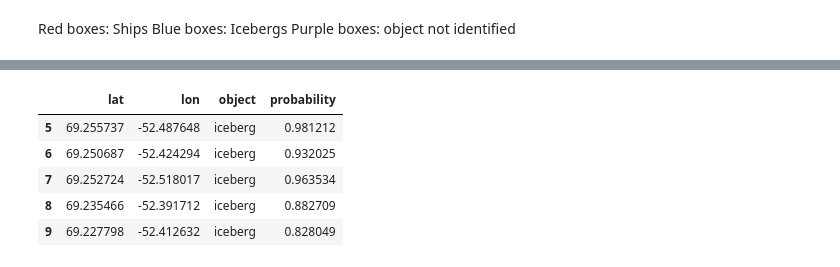
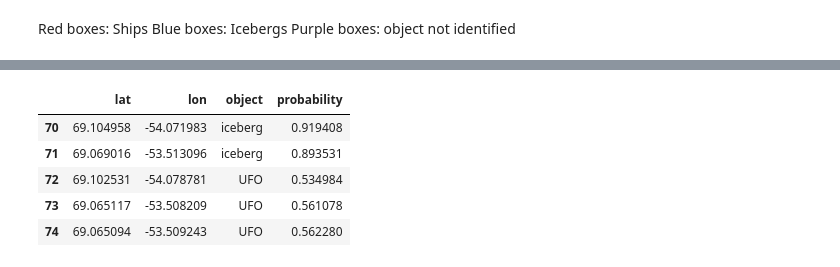
Before and after one commit to eikeschuett/IcebergShipDetection, a Jupyter notebook: Object_Detection.ipynb, the cells around one changed output, grey strips where cells are left out. Drawn from its saved outputs; the diff is of its cells as text; code cells hidden in the pictures.

```diff
--- a/Object_Detection.ipynb
+++ b/Object_Detection.ipynb
@@ -56,8 +56,10 @@ Create temporary working directory and unzip the satellite data to this director
 # %%
 # Path to .zip file in my mounted drive
 path = "/content/drive/MyDrive/Iceberg_Ship_Classification/Testscenes/"
-file = "S1B_IW_GRDH_1SDH_20200730T100802_20200730T100827_022699_02B151_F93E_output.zip"
-#file = scene + "_output.zip"
+# Disko bay with icebergs
+file = "S1A_IW_GRDH_1SDH_20210115T100027_20210115T100052_036147_043CF4_049C_output.zip"
+#Svalbard scene with ship in the center
+#file = "S1B_IW_GRDH_1SDH_20210108T154500_20210108T154525_025065_02FBC6_38D2_output.zip"
 
 # Create temporary working diretory in colab
 wdir = "/content/" + file[:-4]
@@ -279,7 +277,7 @@ for bbox in bboxes:
 
     # get local incident angle at the center of the bbox
     loc_inc = inc_angle[int(roi_center[0]), int(roi_center[1])]
-    loc_inc = (loc_inc - 25)/(45-200)
+    loc_inc = (loc_inc - 25)/(45-25)
 
     # feed sub_img into the model to predict
     output = model.predict([sub_img, np.array([loc_inc])], batch_size=1)
@@ -318,7 +316,7 @@ for bbox in bboxes:
 # Add legend to plot
 l1 = mpatches.Patch(edgecolor='tab:red', facecolor='None', lw=2, label='Ship')
 l2 = mpatches.Patch(edgecolor='tab:blue', facecolor='None', lw=2, label='Iceberg')
-l3 = mpatches.Patch(edgecolor='purple', facecolor='None', lw=2, label='UFO')
+l3 = mpatches.Patch(edgecolor='tab:purple', facecolor='None', lw=2, label='UFO')
 legend = ax.legend(handles=[l1, l2, l3], loc='lower right')
 
 legend.legendPatch.set_facecolor('darkgrey')
@@ -346,11 +331,11 @@ geo_output
 # %%
 geo_output = pd.DataFrame(geo_output,columns=['lat', 'lon', 'object', 'probability'])
-geo_output.to_csv("/content/drive/MyDrive/Iceberg_Ship_Classification/geo_output.csv", sep="\t", index=False)
+geo_output.to_csv("/content/drive/MyDrive/Iceberg_Ship_Classification/geo_output_" + file[:-11] +  ".csv", sep="\t", index=False)
 geo_output.tail()
 # %% [output]
 |  | lat | lon | object | probability |
-| 5 | 69.255737 | -52.487648 | iceberg | 0.981212 |
-| 6 | 69.250687 | -52.424294 | iceberg | 0.932025 |
-| 7 | 69.252724 | -52.518017 | iceberg | 0.963534 |
-| 8 | 69.235466 | -52.391712 | iceberg | 0.882709 |
-| 9 | 69.227798 | -52.412632 | iceberg | 0.828049 |
+| 70 | 69.104958 | -54.071983 | iceberg | 0.919408 |
+| 71 | 69.069016 | -53.513096 | iceberg | 0.893531 |
+| 72 | 69.102531 | -54.078781 | UFO | 0.534984 |
+| 73 | 69.065117 | -53.508209 | UFO | 0.561078 |
+| 74 | 69.065094 | -53.509243 | UFO | 0.562280 |
```
Also changed, not shown: parts of 8 cells of this notebook.
